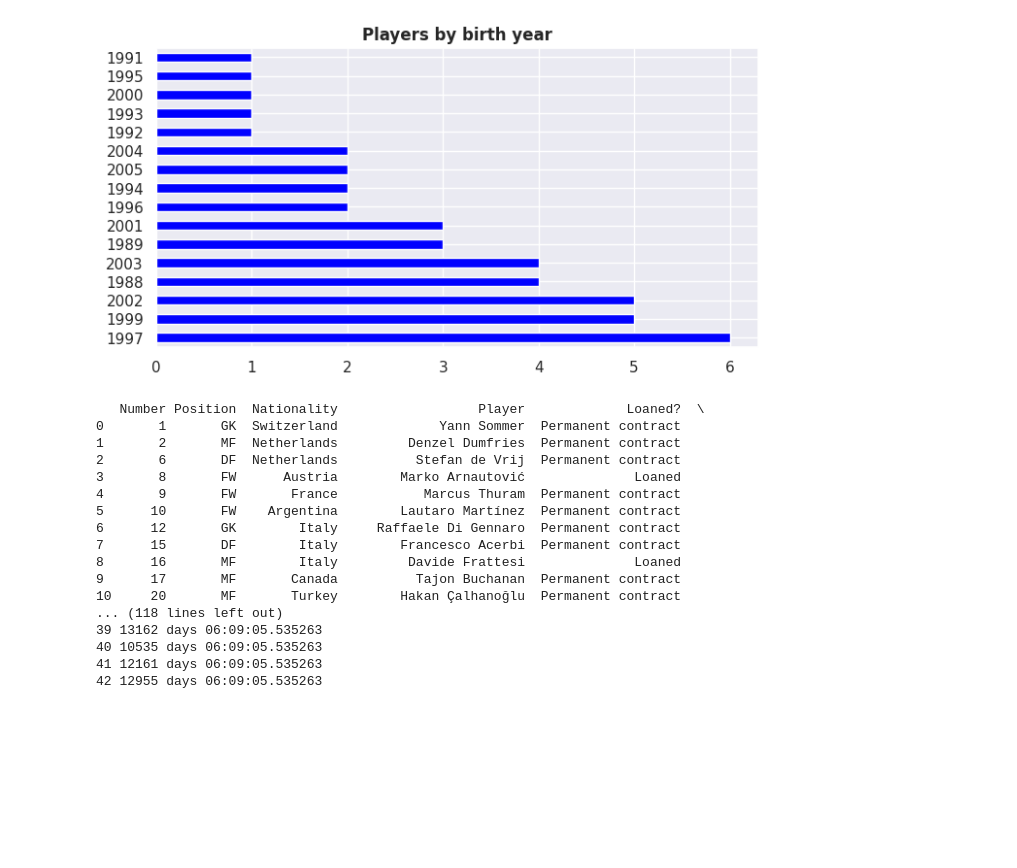
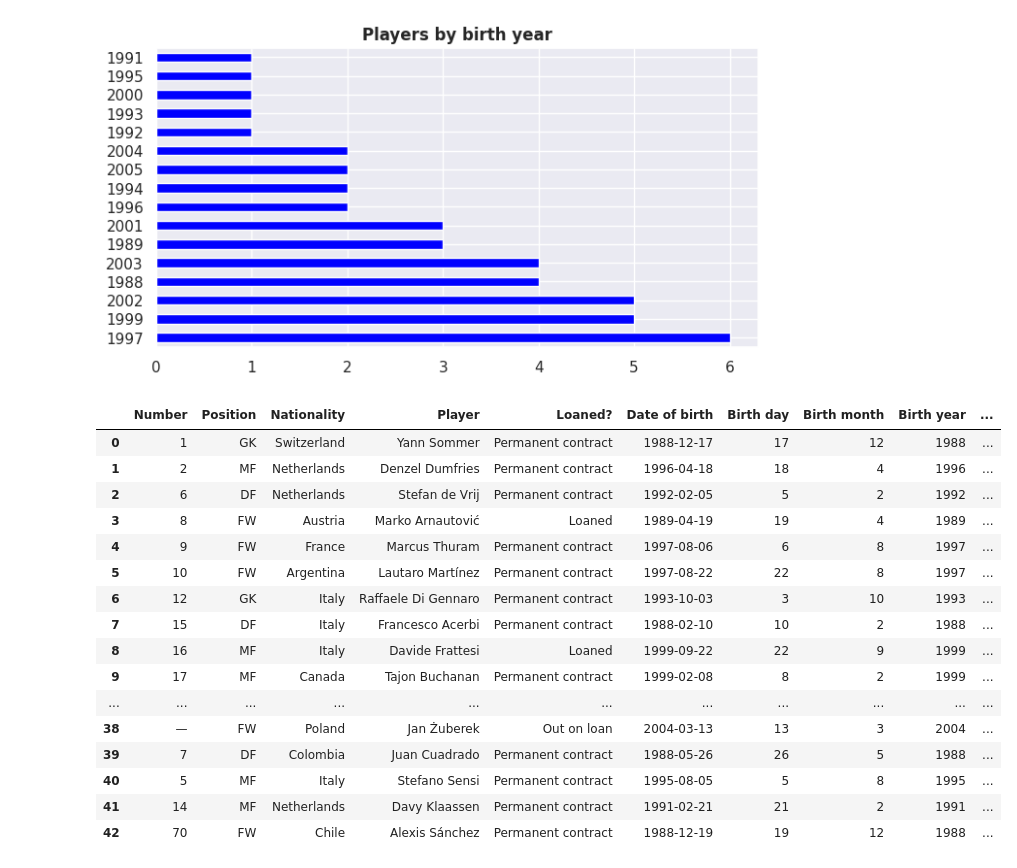
Before and after one commit to guilhermelaviola/InterMilan, a Jupyter notebook: CurrentSquad.ipynb, the cells around one changed output. Drawn from its saved outputs; the diff is of its cells as text; code cells hidden in the pictures; blank space fills up the shorter version.

```diff
--- a/CurrentSquad.ipynb
+++ b/CurrentSquad.ipynb
@@ -72,7 +78,4 @@ plt.show()
 # %%
 # Creating a datetime object based on the dates from the dataset:
 squad['Date of birth'] = squad['Date of birth'].map(pd.to_datetime)
-squad['Birth day'] = squad['Date of birth'].apply(lambda x : x.day)
-squad['Birth month'] = squad['Date of birth'].apply(lambda x : x.month)
 squad['Birth year'] = squad['Date of birth'].apply(lambda x : x.year)
-squad['Birth weekday'] = squad['Date of birth'].apply(lambda x : x.weekday())
@@ -100,25 +87,24 @@ plt.title('Players by birth year', fontweight = 'bold')
 plt.show()
 # %% [output]
 [figure]
-# %%
-now = pd.Timestamp('now')
-squad['Player age'] = (now - squad['Date of birth'])
-print(squad)
-# %% [output]
-   Number Position  Nationality                  Player             Loaned?  \
-0       1       GK  Switzerland             Yann Sommer  Permanent contract
-1       2       MF  Netherlands         Denzel Dumfries  Permanent contract
-2       6       DF  Netherlands          Stefan de Vrij  Permanent contract
-3       8       FW      Austria        Marko Arnautović              Loaned
-4       9       FW       France           Marcus Thuram  Permanent contract
-5      10       FW    Argentina        Lautaro Martínez  Permanent contract
-6      12       GK        Italy     Raffaele Di Gennaro  Permanent contract
-7      15       DF        Italy        Francesco Acerbi  Permanent contract
-8      16       MF        Italy         Davide Frattesi              Loaned
-9      17       MF       Canada          Tajon Buchanan  Permanent contract
-10     20       MF       Turkey        Hakan Çalhanoğlu  Permanent contract
-... (118 lines left out)
-39 13162 days 06:09:05.535263
-40 10535 days 06:09:05.535263
-41 12161 days 06:09:05.535263
-42 12955 days 06:09:05.535263
+# %%
+squad['Player age'] = squad.apply(lambda x: relativedelta(now, x['Date of birth']).years if x['Date of birth'] is not pd.NaT else pd.NaT, axis=1)
+squad.tail(50)
+# %% [output]
+|  | Number | Position | Nationality | Player | Loaned? | Date of birth | Birth day | Birth month | Birth year | ... |
+| 0 | 1 | GK | Switzerland | Yann Sommer | Permanent contract | 1988-12-17 | 17 | 12 | 1988 | ... |
+| 1 | 2 | MF | Netherlands | Denzel Dumfries | Permanent contract | 1996-04-18 | 18 | 4 | 1996 | ... |
+| 2 | 6 | DF | Netherlands | Stefan de Vrij | Permanent contract | 1992-02-05 | 5 | 2 | 1992 | ... |
+| 3 | 8 | FW | Austria | Marko Arnautović | Loaned | 1989-04-19 | 19 | 4 | 1989 | ... |
+| 4 | 9 | FW | France | Marcus Thuram | Permanent contract | 1997-08-06 | 6 | 8 | 1997 | ... |
+| 5 | 10 | FW | Argentina | Lautaro Martínez | Permanent contract | 1997-08-22 | 22 | 8 | 1997 | ... |
+| 6 | 12 | GK | Italy | Raffaele Di Gennaro | Permanent contract | 1993-10-03 | 3 | 10 | 1993 | ... |
+| 7 | 15 | DF | Italy | Francesco Acerbi | Permanent contract | 1988-02-10 | 10 | 2 | 1988 | ... |
+| 8 | 16 | MF | Italy | Davide Frattesi | Loaned | 1999-09-22 | 22 | 9 | 1999 | ... |
+| 9 | 17 | MF | Canada | Tajon Buchanan | Permanent contract | 1999-02-08 | 8 | 2 | 1999 | ... |
+| ... | ... | ... | ... | ... | ... | ... | ... | ... | ... | ... |
+| 38 | — | FW | Poland | Jan Żuberek | Out on loan | 2004-03-13 | 13 | 3 | 2004 | ... |
+| 39 | 7 | DF | Colombia | Juan Cuadrado | Permanent contract | 1988-05-26 | 26 | 5 | 1988 | ... |
+| 40 | 5 | MF | Italy | Stefano Sensi | Permanent contract | 1995-08-05 | 5 | 8 | 1995 | ... |
+| 41 | 14 | MF | Netherlands | Davy Klaassen | Permanent contract | 1991-02-21 | 21 | 2 | 1991 | ... |
+| 42 | 70 | FW | Chile | Alexis Sánchez | Permanent contract | 1988-12-19 | 19 | 12 | 1988 | ... |
```
Also changed, not shown: parts of 5 cells of this notebook.
